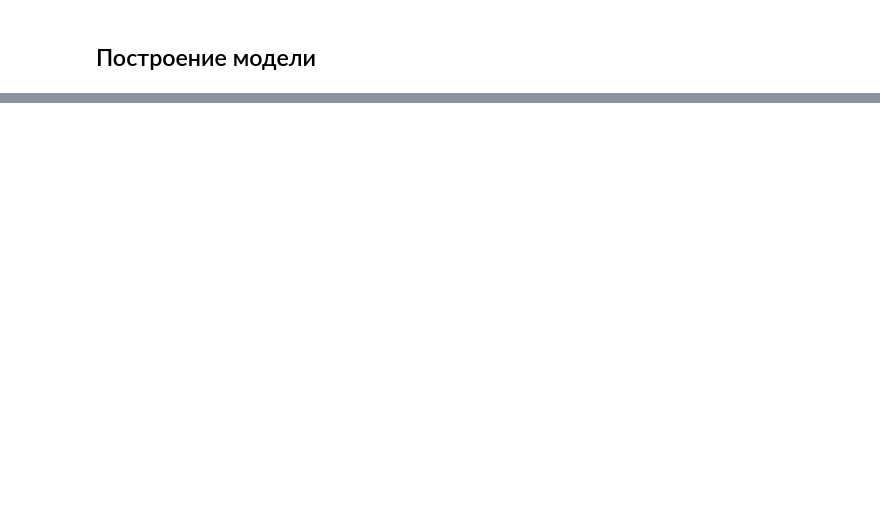
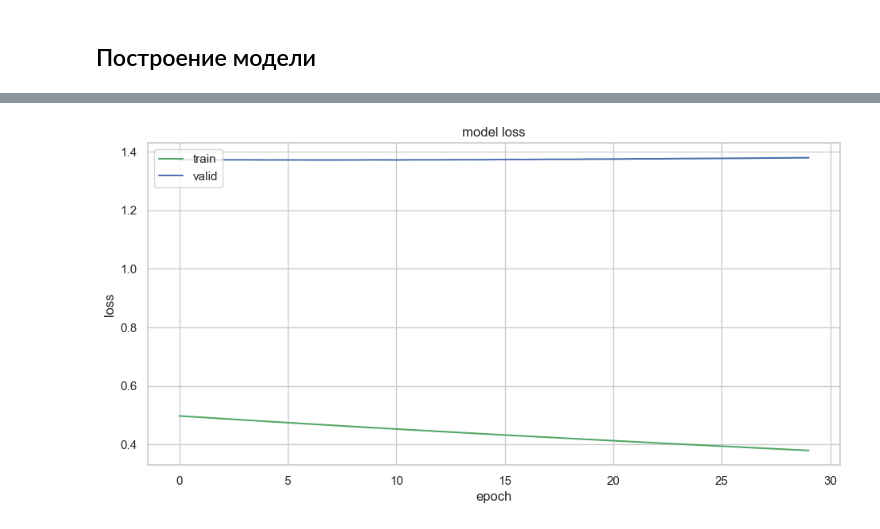
Before and after one commit to KirillFazi/vk_test_task_2023, a Jupyter notebook: vk_test_task.ipynb, the cells around one changed output, grey strips where cells are left out. Saved outputs shown, nothing was run; the diff lists cells and outputs as text; code cells hidden in the pictures; blank space fills up the shorter version.

```diff
--- a/vk_test_task.ipynb
+++ b/vk_test_task.ipynb
@@ -414,0 +392,4 @@ print(f'Отношение тренировочного датасета к те
+# %%
+sim = Dot(name='Similarity-Dot-Product', axes=1)([movie_vec, user_vec])
+model = Model([user_input, movie_input], sim)
+model.summary()
@@ -414,0 +414,14 @@ print(f'Отношение тренировочного датасета к те
+# %%
+model.compile(optimizer=Adam(lr=1e-4), loss='mse')
+# %%
+batch_size = 200
+epochs = 30
+# %%
+history = model.fit(
+    x=[train['user_id'], train['movie_id']],
+    y=train['rating'],
+    batch_size=batch_size,
+    epochs=epochs,
+    verbose=1,
+    validation_data=([valid['user_id'], valid['movie_id']], valid['rating'])
+)
@@ -414,0 +446,14 @@ print(f'Отношение тренировочного датасета к те
+# %%
+from pylab import rcParams
+rcParams['figure.figsize'] = 10, 5
+import matplotlib.pyplot as plt
+plt.plot(history.history['loss'] , 'g')
+plt.plot(history.history['val_loss'] , 'b')
+plt.title('model loss')
+plt.ylabel('loss')
+plt.xlabel('epoch')
+plt.legend(['train', 'valid'], loc='upper left')
+plt.grid(True)
+plt.show()
+# %% [output]
+[figure, added]
```
Also changed, not shown: parts of 49 cells of this notebook.
